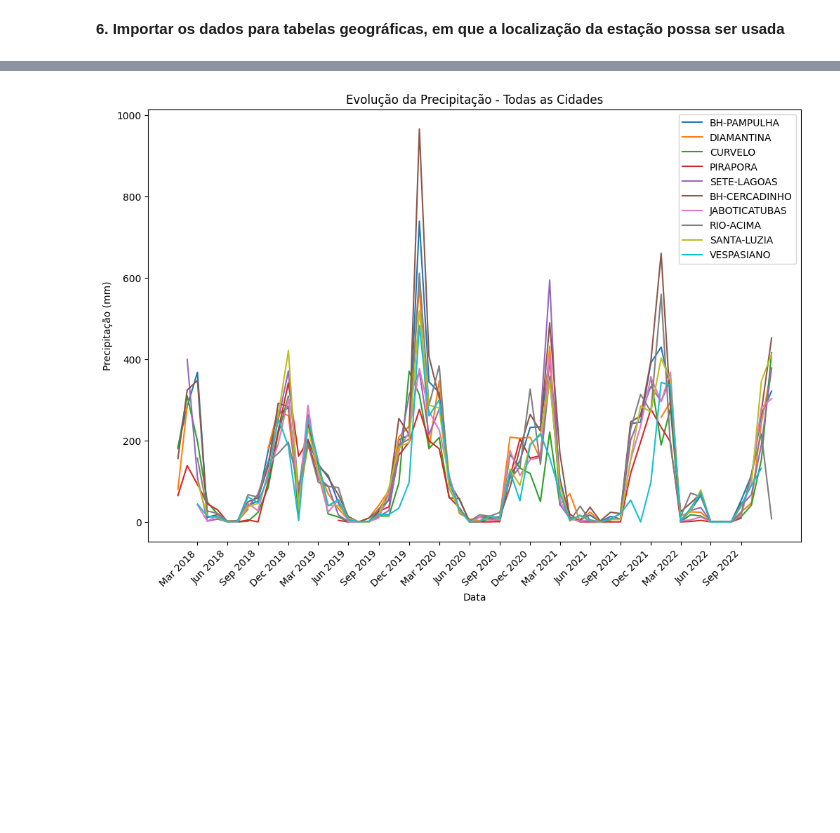
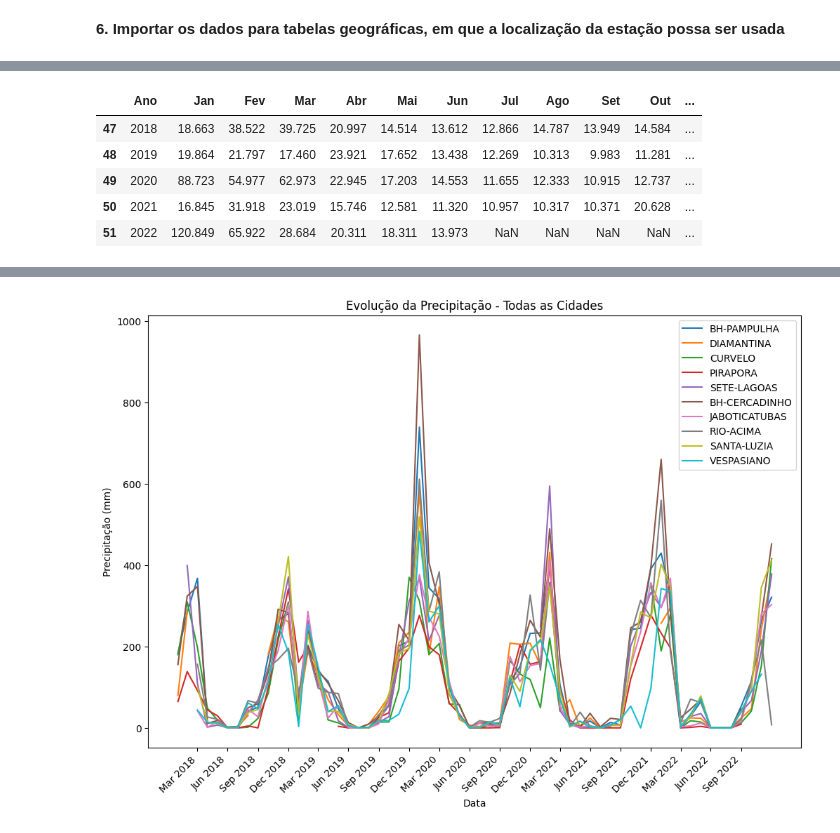
Before and after one commit to jeanhardzz/TP2_IBDG, a Jupyter notebook: trabalho_pratico_ibdg.ipynb, the cells around one changed output, grey strips where cells are left out. Drawn from its saved outputs; the diff is of its cells as text; code cells hidden in the pictures; blank space fills up the shorter version.

Commit message:
dados de vazao e dic dos dados

```diff
--- a/limpeza.ipynb
+++ b/trabalho_pratico_ibdg.ipynb
@@ -120,0 +114,20 @@ export_csv(station_data)
+# %%
+# Importando dados de vazão do Rio das Velhas no período de 2018 a 2022
+
+def reader_three(file_path):
+    desired_columns = ['Ano', 'Jan', 'Fev', 'Mar', 'Abr', 'Mai', 'Jun', 'Jul', 'Ago', 'Set', 'Out', 'Nov', 'Dez']
+    df = pd.read_csv(file_path, delimiter=';')
+    return df[desired_columns]
+
+
+
+river_flow = reader_three('dados/vazao_mensal_rio_das_velhas.csv')
+river_flow = river_flow[(river_flow['Ano']>= 2018) & (river_flow['Ano']<= 2022)]
+river_flow
+# %% [output]
+|  | Ano | Jan | Fev | Mar | Abr | Mai | Jun | Jul | Ago | Set | Out | ... |
+| 47 | 2018 | 18.663 | 38.522 | 39.725 | 20.997 | 14.514 | 13.612 | 12.866 | 14.787 | 13.949 | 14.584 | ... |
+| 48 | 2019 | 19.864 | 21.797 | 17.460 | 23.921 | 17.652 | 13.438 | 12.269 | 10.313 | 9.983 | 11.281 | ... |
+| 49 | 2020 | 88.723 | 54.977 | 62.973 | 22.945 | 17.203 | 14.553 | 11.655 | 12.333 | 10.915 | 12.737 | ... |
+| 50 | 2021 | 16.845 | 31.918 | 23.019 | 15.746 | 12.581 | 11.320 | 10.957 | 10.317 | 10.371 | 20.628 | ... |
+| 51 | 2022 | 120.849 | 65.922 | 28.684 | 20.311 | 18.311 | 13.973 | NaN | NaN | NaN | NaN | ... |
```
Also changed, not shown: parts of 16 cells of this notebook, 1 other file.
